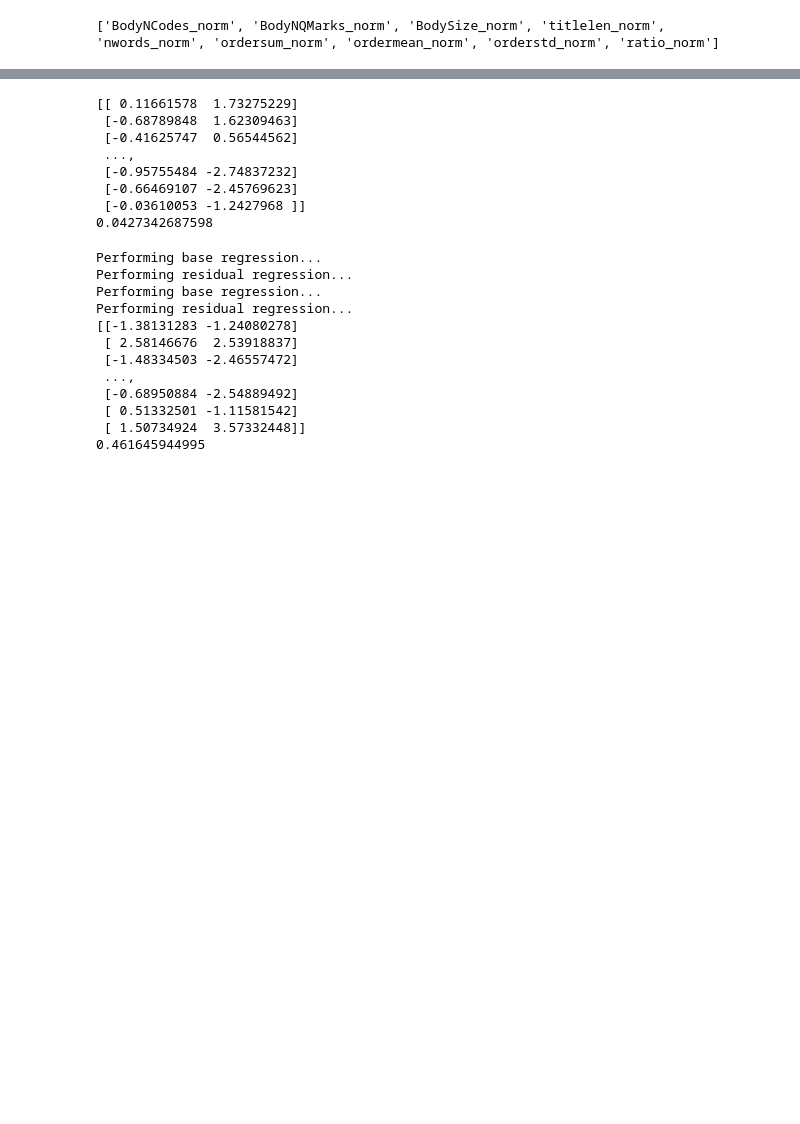
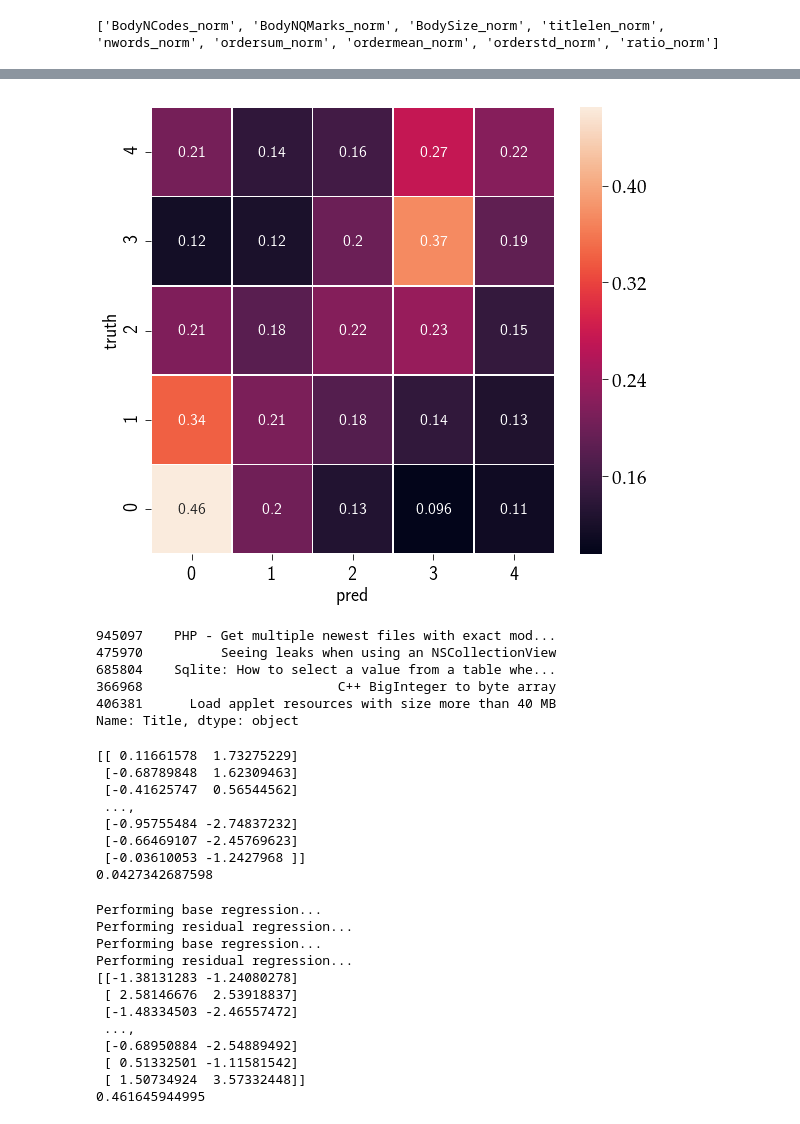
Before and after one commit to AkagiShigeru/incubator-overflow, a Jupyter notebook: stackoverflow-answer-category.ipynb, the cells around one changed output, grey strips where cells are left out. Cells and saved outputs as stored; diff of their text form; code cells hidden in the pictures; blank space fills up the shorter version.

Commit message:
various updates to category fitting and keras nn fitting.

```diff
--- a/stackoverflow-answer-category.ipynb
+++ b/stackoverflow-answer-category.ipynb
@@ -240,15 +276,11 @@ pipe_tags = Pipeline([
                      ("dec", DictEncoder("Tags")),
                      ("dvec", DictVectorizer(sparse=True)),
                      ("tfid", TfidfTransformer()),
-                     # ("poly", PolynomialFeatures(degree=2)),  # not working???
-#                      ("ridge", Ridge(alpha=2.0))
-                     ("multi", MultiModelRegressor(Ridge(alpha=2, normalize=False), RandomForestRegressor(n_estimators=15)))
-                     # ("kridge", KernelRidge(alpha=1.))  # runs out of memory quickly while fitting...
-                     # ("svr", SVR())
+                     ("ranforest", RandomForestClassifier(n_estimators=20, n_jobs=-1))
                      ])
 # %%
-pipe_tags.fit(qstrain, np.log(qstrain[label]))
+pipe_tags.fit(qstrain, qstrain[label])
 pred = pipe_tags.predict(qstest)
-print np.column_stack((pred, np.log(qstest[label])))
-print pipe_tags.score(qstest, np.log(qstest[label]))
+print np.column_stack((pred, qstest[label]))
+print pipe_tags.score(qstest, qstest[label])
 # %% [output]
@@ -264,0 +295,10 @@ Performing residual regression...
+# %%
+comp = pd.DataFrame({"truth": qstest[label], "pred": pred})
+comp = comp.groupby(["truth", "pred"]).apply(len)
+comp = comp.unstack(level=-1)
+
+# normalization
+comp = comp * 1. / comp.apply(np.sum, axis=1)
+comp.sort_index(ascending=False, inplace=True)
+# comp = comp * 1. / comp.groupby("truth").apply(sum, axis=0)
+print comp
@@ -264,0 +313,16 @@ Performing residual regression...
+# %%
+import seaborn as sns
+plt.figure(figsize=(10, 8))
+ax = sns.heatmap(comp, annot=True, linewidths=0.5)
+plt.savefig("./plots/heatmap_tags.pdf")
+# %% [output]
+[figure, added]
+# %%
+qstrain.Title.head()
+# %% [output]
+945097    PHP - Get multiple newest files with exact mod...
+475970          Seeing leaks when using an NSCollectionView
+685804    Sqlite: How to select a value from a table whe...
+366968                         C++ BigInteger to byte array
+406381      Load applet resources with size more than 40 MB
+Name: Title, dtype: object
```
Also changed, not shown: parts of 40 cells of this notebook, 2 other files.
